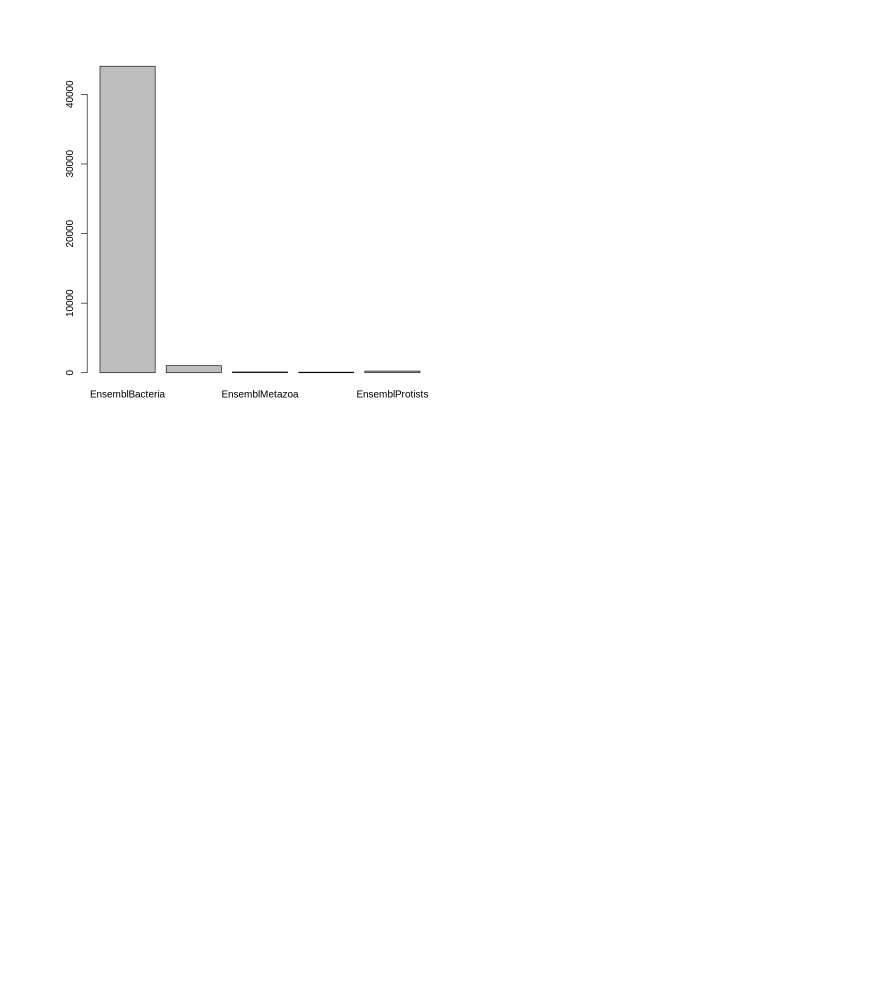
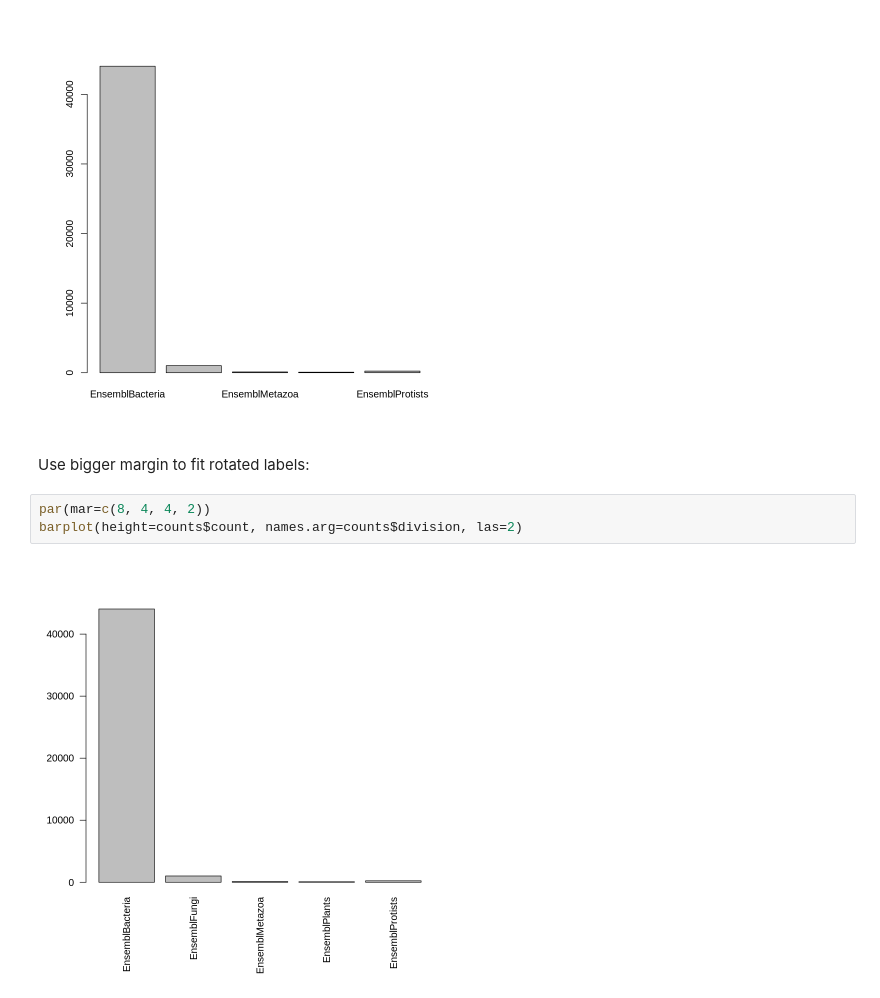
Before and after one commit to FlorianBoecker/teaching, a Jupyter notebook: AppliedBioinformatics/Notebooks/EnsemblGenomesDivisionsBarplot_complete.ipynb, the cells around one changed output. Cells and saved outputs as stored; diff of their text form; blank space fills up the shorter version.

```diff
--- a/AppliedBioinformatics/Notebooks/EnsemblGenomesDivisionsBarplot_complete.ipynb
+++ b/AppliedBioinformatics/Notebooks/EnsemblGenomesDivisionsBarplot_complete.ipynb
@@ -67,3 +18,10 @@ We should get a plot very similar to Figure 1A of the Hochholdinger publication
 barplot(height=counts$count, names.arg=counts$division)
 # %% [output]
 [figure]
+# %% [markdown]
+Use bigger margin to fit rotated labels:
+# %%
+par(mar=c(8, 4, 4, 2))
+barplot(height=counts$count, names.arg=counts$division, las=2)
+# %% [output]
+[figure, added]
```
Also changed, not shown: parts of 7 cells of this notebook.
